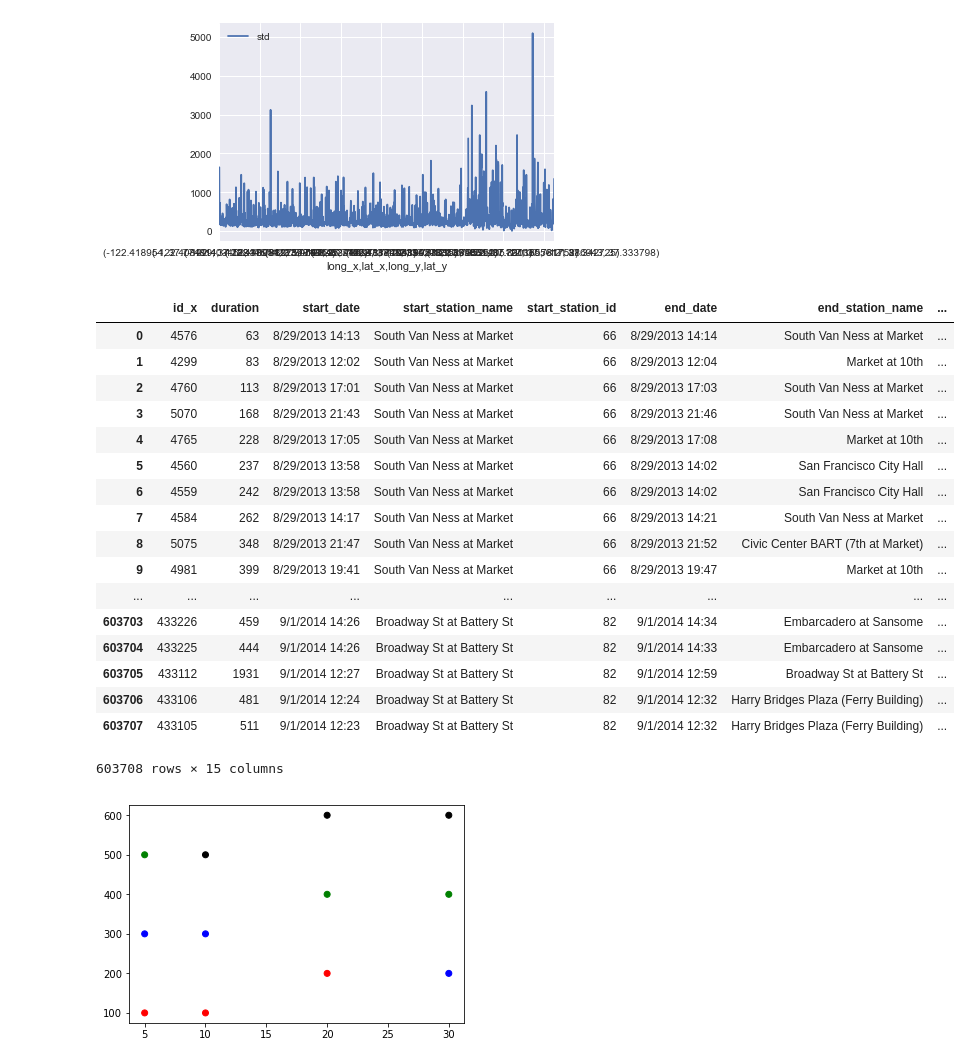
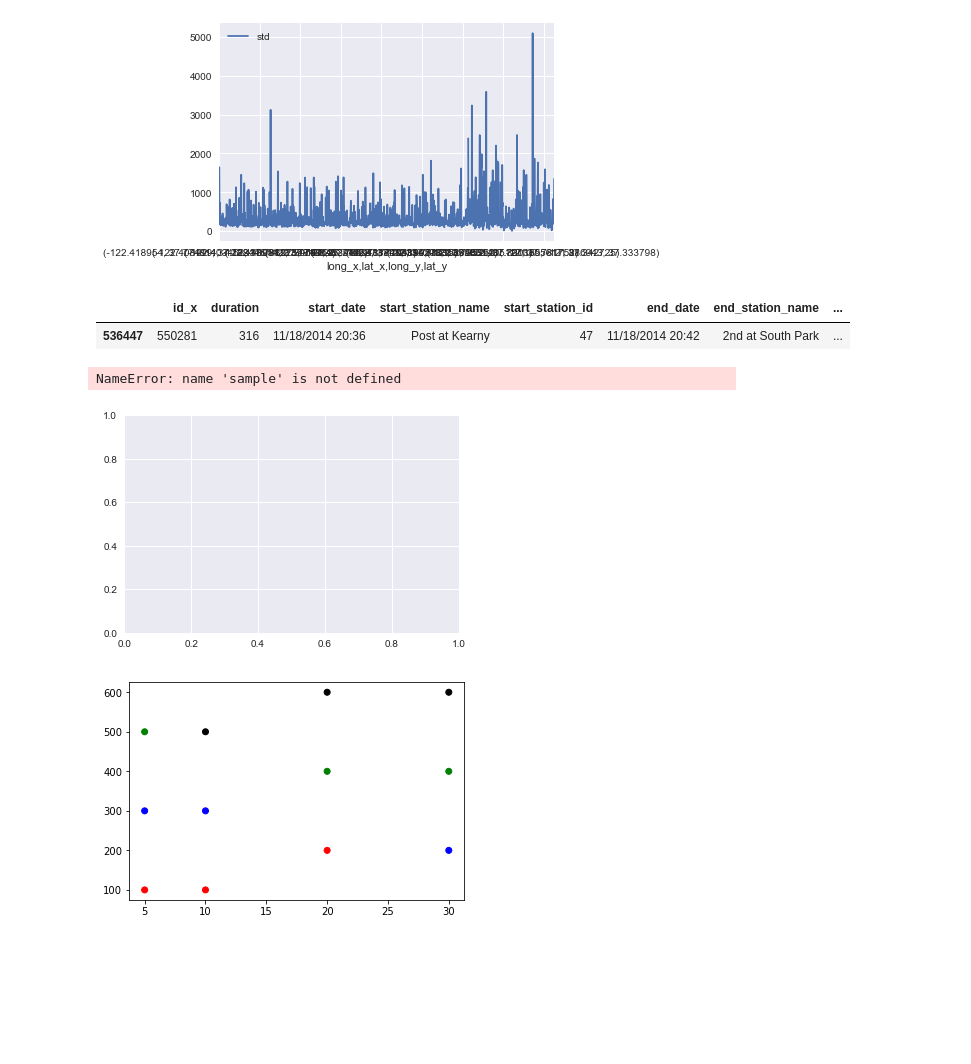
Before and after one commit to pabloernesto/sfBikes, a Jupyter notebook: robert_script.ipynb, the cells around one changed output. Cells and saved outputs as stored; diff of their text form; code cells hidden in the pictures; blank space fills up the shorter version.

```diff
--- a/robert_script.ipynb
+++ b/robert_script.ipynb
@@ -815,26 +815,25 @@ trip_station.loc[(trip_station.subscription_type == 'Subscriber')]\
 <matplotlib.axes._subplots.AxesSubplot at 0x...>
 [figure]
 # %%
-trip_station
+trip_station.sample()
 # %% [output]
 |  | id_x | duration | start_date | start_station_name | start_station_id | end_date | end_station_name | ... |
-| 0 | 4576 | 63 | 8/29/2013 14:13 | South Van Ness at Market | 66 | 8/29/2013 14:14 | South Van Ness at Market | ... |
-| 1 | 4299 | 83 | 8/29/2013 12:02 | South Van Ness at Market | 66 | 8/29/2013 12:04 | Market at 10th | ... |
-| 2 | 4760 | 113 | 8/29/2013 17:01 | South Van Ness at Market | 66 | 8/29/2013 17:03 | South Van Ness at Market | ... |
-| 3 | 5070 | 168 | 8/29/2013 21:43 | South Van Ness at Market | 66 | 8/29/2013 21:46 | South Van Ness at Market | ... |
-| 4 | 4765 | 228 | 8/29/2013 17:05 | South Van Ness at Market | 66 | 8/29/2013 17:08 | Market at 10th | ... |
-| 5 | 4560 | 237 | 8/29/2013 13:58 | South Van Ness at Market | 66 | 8/29/2013 14:02 | San Francisco City Hall | ... |
-| 6 | 4559 | 242 | 8/29/2013 13:58 | South Van Ness at Market | 66 | 8/29/2013 14:02 | San Francisco City Hall | ... |
-| 7 | 4584 | 262 | 8/29/2013 14:17 | South Van Ness at Market | 66 | 8/29/2013 14:21 | South Van Ness at Market | ... |
-| 8 | 5075 | 348 | 8/29/2013 21:47 | South Van Ness at Market | 66 | 8/29/2013 21:52 | Civic Center BART (7th at Market) | ... |
-| 9 | 4981 | 399 | 8/29/2013 19:41 | South Van Ness at Market | 66 | 8/29/2013 19:47 | Market at 10th | ... |
-| ... | ... | ... | ... | ... | ... | ... | ... | ... |
-| 603703 | 433226 | 459 | 9/1/2014 14:26 | Broadway St at Battery St | 82 | 9/1/2014 14:34 | Embarcadero at Sansome | ... |
-| 603704 | 433225 | 444 | 9/1/2014 14:26 | Broadway St at Battery St | 82 | 9/1/2014 14:33 | Embarcadero at Sansome | ... |
-| 603705 | 433112 | 1931 | 9/1/2014 12:27 | Broadway St at Battery St | 82 | 9/1/2014 12:59 | Broadway St at Battery St | ... |
-| 603706 | 433106 | 481 | 9/1/2014 12:24 | Broadway St at Battery St | 82 | 9/1/2014 12:32 | Harry Bridges Plaza (Ferry Building) | ... |
-| 603707 | 433105 | 511 | 9/1/2014 12:23 | Broadway St at Battery St | 82 | 9/1/2014 12:32 | Harry Bridges Plaza (Ferry Building) | ... |
+| 536447 | 550281 | 316 | 11/18/2014 20:36 | Post at Kearny | 47 | 11/18/2014 20:42 | 2nd at South Park | ... |
-603708 rows × 15 columns
+# %%
+import numpy as np
+import matplotlib.pyplot as plt
+
+soa = np.array([[0, 0, 3, 2], [0, 0, 1, 1], [0, 0, 9, 9]])
+X, Y, U, V = zip(*soa)
+plt.figure()
+ax = plt.gca()
+ax.quiver((trip_station.sample(4))['long_x'],(trip_station.sample(4))['lat_x'],(trip_station,sample(4))['long_y'] , (trip_station.sample(4))['lat_y']\
+          , angles='xy', scale_units='xy', scale=1)
+plt.draw()
+plt.show()
+# %% [output]
+NameError: name 'sample' is not defined
+[figure, added]
 # %%
 import matplotlib.pyplot as plt
 import pandas as pd
```
Also changed, not shown: parts of 5 cells of this notebook, 6 other files.
